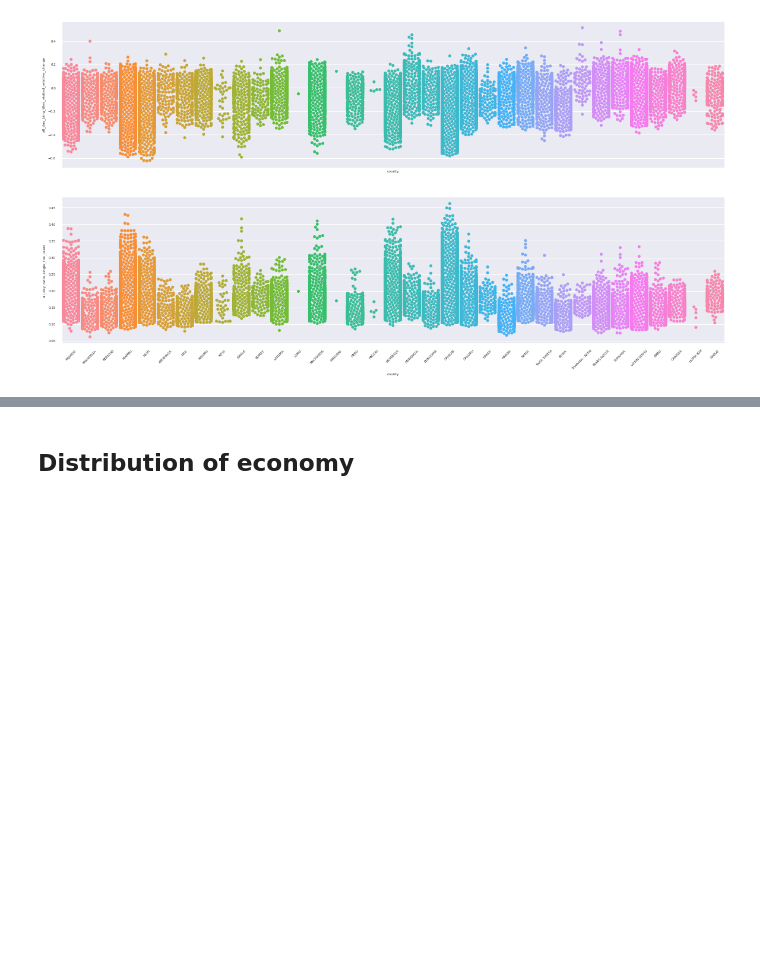
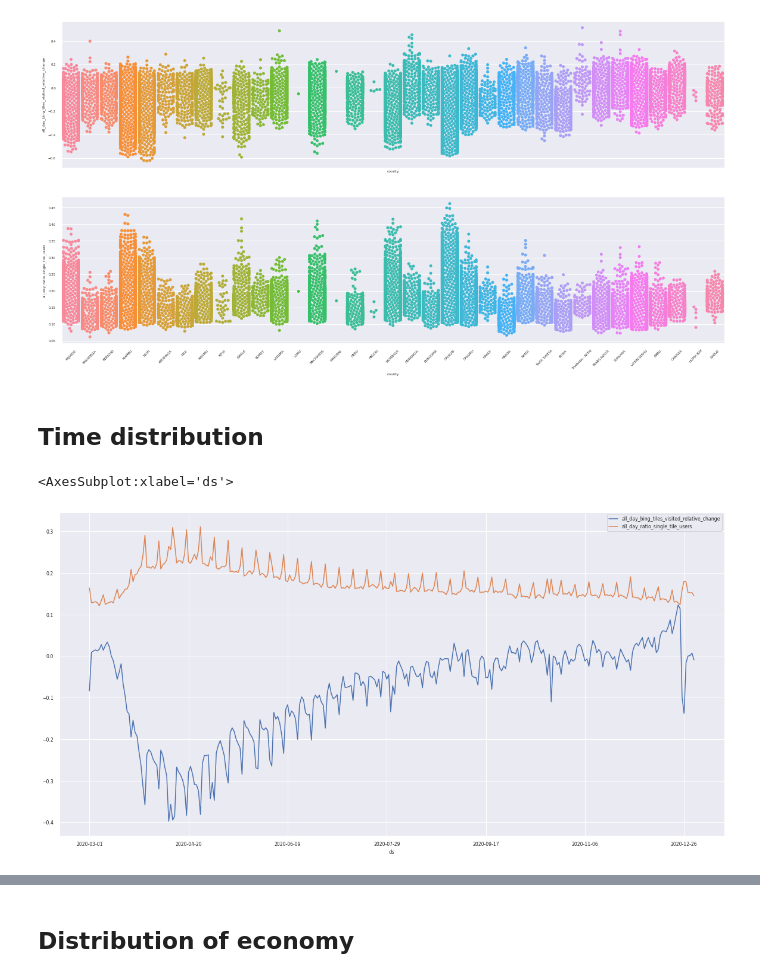
Before and after one commit to sylvia31096/covid_movement, a Jupyter notebook: distribution_analysis.ipynb, the cells around one changed output, grey strips where cells are left out. Saved outputs shown, nothing was run; the diff lists cells and outputs as text; code cells hidden in the pictures; blank space fills up the shorter version.

```diff
--- a/distribution_analysis.ipynb
+++ b/distribution_analysis.ipynb
@@ -158,8 +237,10 @@ The dataset is heavily imbalanced. This might bring up bias when trying to under
 # %%
-plt.rcParams["figure.figsize"] = 20,8
-f, axarr = plt.subplots(2, sharex=True)
-sns.set(font_scale = 0.5)
+plt.rcParams["figure.figsize"] = 20,12
+f, axarr = plt.subplots(4, sharex=True)
+sns.set(font_scale = 0.7)
 sns.boxplot(data=movement_economic_df, y='all_day_bing_tiles_visited_relative_change', x='county', ax=axarr[0])
-sns.boxplot(data=movement_economic_df, y='all_day_ratio_single_tile_users', x='county', ax=axarr[1])
+sns.boxplot(data=resampled_df, y='all_day_bing_tiles_visited_relative_change', x='county', ax=axarr[1])
+sns.boxplot(data=movement_economic_df, y='all_day_ratio_single_tile_users', x='county', ax=axarr[2])
+sns.boxplot(data=resampled_df, y='all_day_ratio_single_tile_users', x='county', ax=axarr[3])
 
 _ = plt.xticks(rotation=45)
@@ -178,10 +257,17 @@ _ = plt.xticks(rotation=45)
 # %%
 plt.rcParams["figure.figsize"] = 20,10
 f, axarr = plt.subplots(2, sharex=True)
-sns.set(font_scale = 0.5)
+sns.set(font_scale = 0.7)
 sns.swarmplot(data=movement_economic_df, y='all_day_bing_tiles_visited_relative_change', x='county', ax=axarr[0])
 sns.swarmplot(data=movement_economic_df, y='all_day_ratio_single_tile_users', x='county', ax=axarr[1])
 
 _ = plt.xticks(rotation=45)
 # %% [output]
 [figure]
+# %% [markdown]
+## Time distribution
+# %%
+movement_df.groupby('ds').agg({'all_day_bing_tiles_visited_relative_change':'mean', 'all_day_ratio_single_tile_users':'mean'}).plot()
+# %% [output]
+<AxesSubplot:xlabel='ds'>
+[figure, added]
```
Also changed, not shown: parts of 17 cells of this notebook, 2 other files.
